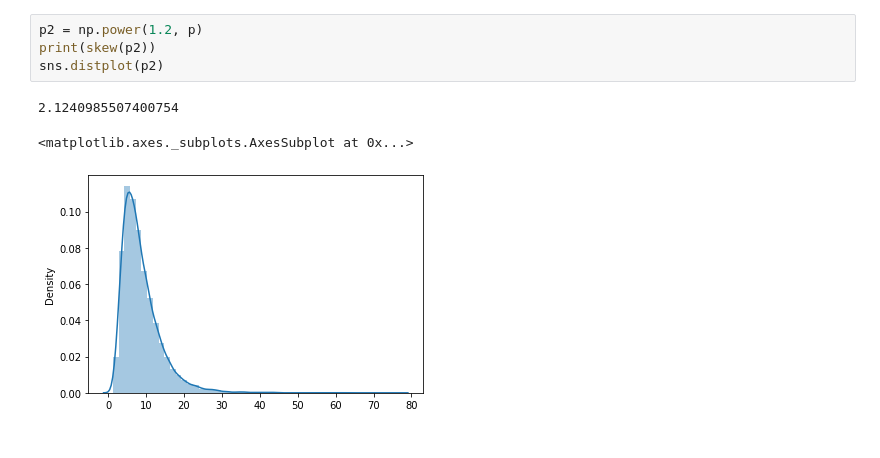
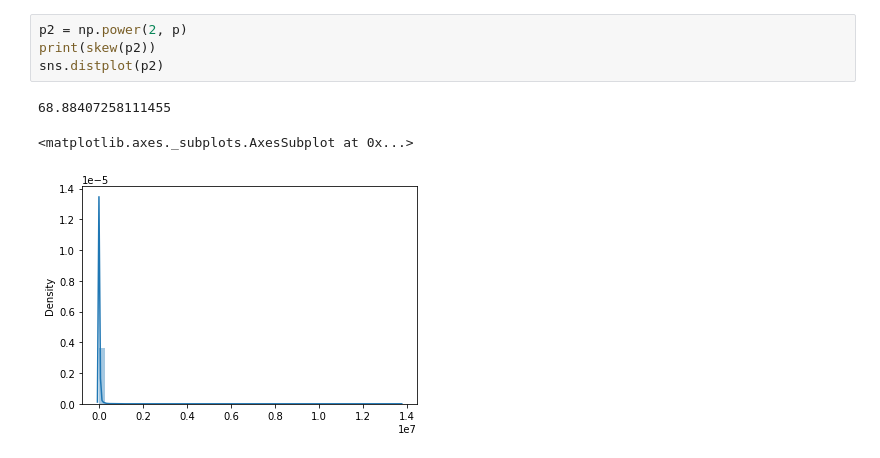
Before and after one commit to Elwing-Chou/ml0223, a Jupyter notebook: skewness.ipynb, the cells around one changed output. Drawn from its saved outputs; the diff is of its cells as text.

```diff
--- a/skewness.ipynb
+++ b/skewness.ipynb
@@ -25,8 +37,8 @@ sns.distplot(p2)
 # %%
-p2 = np.power(1.2, p)
+p2 = np.power(2, p)
 print(skew(p2))
 sns.distplot(p2)
 # %% [output]
-2.1240985507400754
+68.88407258111455
 <matplotlib.axes._subplots.AxesSubplot at 0x...>
-[figure, old version]
+[figure, new version]
```
Also changed, not shown: parts of 6 cells of this notebook.
